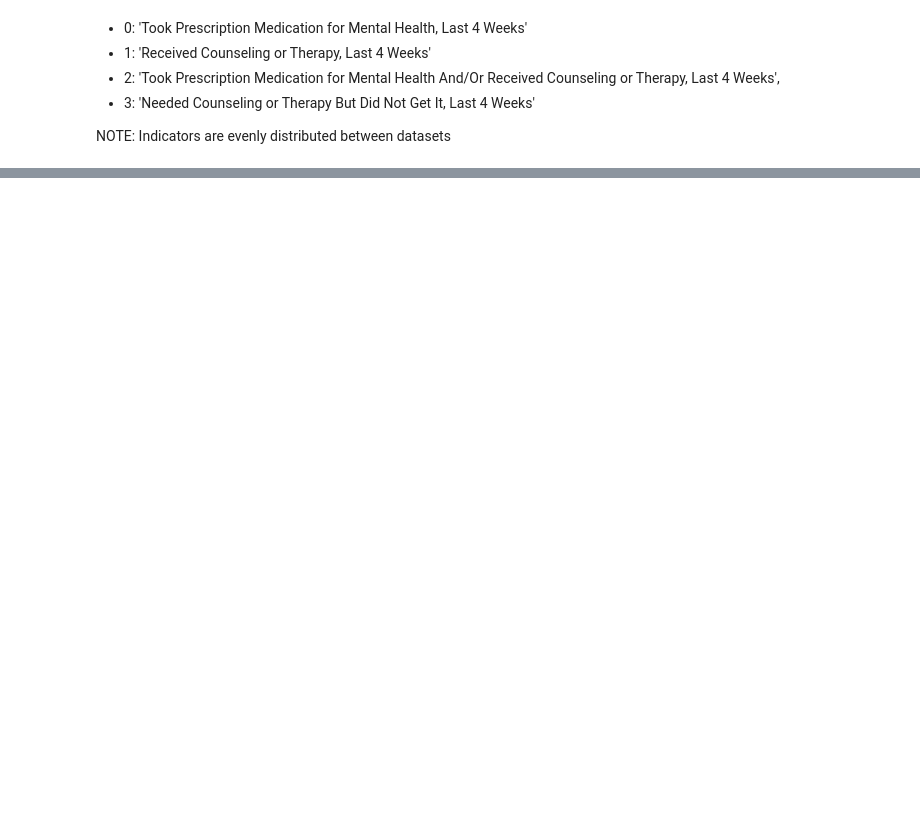
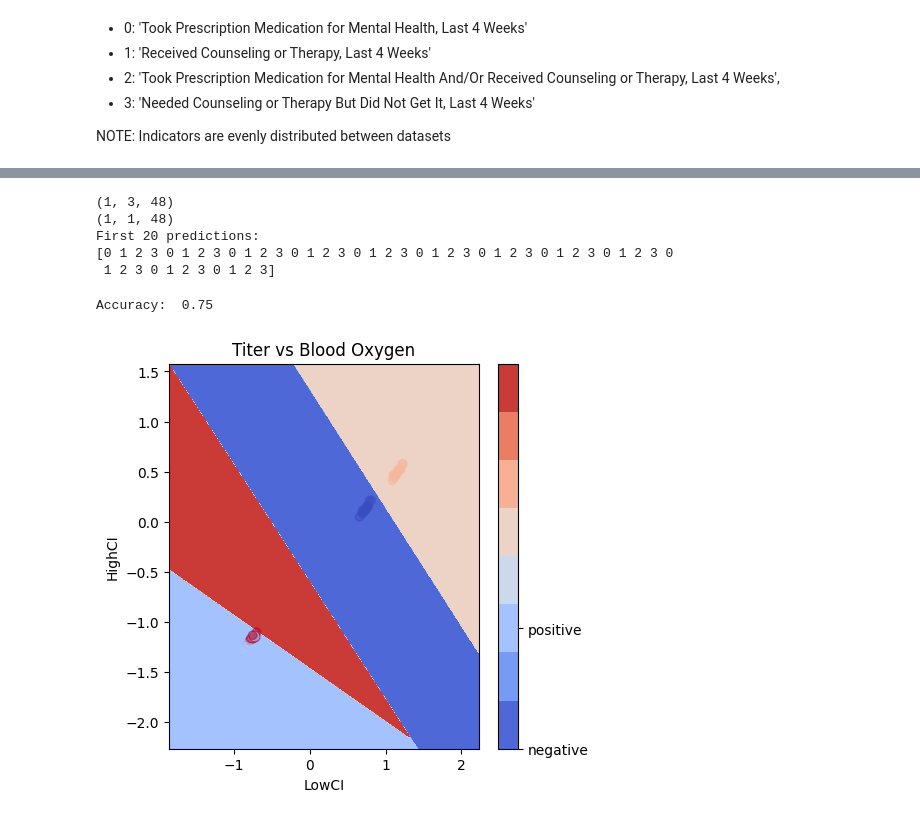
Before and after one commit to natedolor/Mental_Health_HO, a Jupyter notebook: mental_health.ipynb, the cells around one changed output, grey strips where cells are left out. Drawn from its saved outputs; the diff is of its cells as text; code cells hidden in the pictures; blank space fills up the shorter version.

Commit message:
created classifiers

```diff
--- a/mental_health.ipynb
+++ b/mental_health.ipynb
@@ -385,0 +672,71 @@ by_hs.plot(kind = 'scatter', x = 'Value', y = 'Indicator', title = "High school
+# %%
+# Create a classifier instance.
+classifier = sklearn.linear_model.LogisticRegression()
+print(np.array([[all_datasets['By Sexual orientation Subgroup_Straight'].Value, all_datasets['By Sexual orientation Subgroup_Straight'].LowCI, all_datasets['By Sexual orientation Subgroup_Straight'].HighCI]]).shape)
+print(np.array([[all_datasets['By Sexual orientation Subgroup_Straight']['Indicator'].values.tolist()]]).shape)
+# Train/fit the classifier.
+classifier.fit(all_datasets['By Sexual orientation Subgroup_Straight'][['Indicator', 'Value', 'HighCI', 'LowCI']].to_numpy(), all_datasets['By Sexual orientation Subgroup_Straight']['Indicator'].to_numpy())
+
+# Look at the first 20 predictions.
+
+print("First 20 predictions:")
+print(classifier.predict(all_datasets['By Sexual orientation Subgroup_Straight']))
+
+# Get a score for the classifier (for classifiers, this score is accuracy).
+#print("Classifier's score:", classifier.score(all_datasets['By Sexual orientation Subgroup_Straight'], ['Value', 'LowCI', 'HighCI']))
+# %% [output]
+(1, 3, 48)
+(1, 1, 48)
+First 20 predictions:
+[0 1 2 3 0 1 2 3 0 1 2 3 0 1 2 3 0 1 2 3 0 1 2 3 0 1 2 3 0 1 2 3 0 1 2 3 0
+ 1 2 3 0 1 2 3 0 1 2 3]
+# %%
+import matplotlib.pyplot
+import sklearn.inspection
+
+FIGURE_SIZE = 5
+FIGURE_RESOLUTION = 500
+FIGURE_COLORMAP = 'coolwarm'
+
+def visualize_decision_boundary(classifier, features, labels, title = None):
+    """
+    Visualize the decision boundary of a trained binary classifier
+    using the FIRST TWO columns of the passed in features.
+    """
+
+    figure, axis = matplotlib.pyplot.subplots(1, 1, figsize = (FIGURE_SIZE, FIGURE_SIZE))
+    axis.set_title(title)
+
+    # Draw the decision boundary.
+    decision_boundary = sklearn.inspection.DecisionBoundaryDisplay.from_estimator(
+        classifier, features,
+        response_method = "predict", ax = axis,
+        xlabel = features.columns[0], ylabel = features.columns[1],
+        cmap = FIGURE_COLORMAP, grid_resolution = FIGURE_RESOLUTION
+    )
+
+    # Also display the data points.
+    axis.scatter(
+        features[features.columns[0]], features[features.columns[1]],
+        c = labels, cmap = FIGURE_COLORMAP, alpha = 0.5,
+    )
+
+    # Add a legend for the colors.
+    colorbar = figure.colorbar(decision_boundary.surface_, ax = axis, ticks = [0, 1])
+    colorbar.ax.set_yticklabels(["negative", "positive"])
+
+    return axis
+
+# Make a classifier we want to use.
+classifier = sklearn.linear_model.LogisticRegression()
+
+# Pick the two features we want to see.
+two_features = all_datasets['By Sexual orientation Subgroup_Straight'][['LowCI', 'HighCI']]
+
+classifier.fit(two_features, all_datasets['By Sexual orientation Subgroup_Straight']['Indicator'])
+visualize_decision_boundary(classifier, two_features, all_datasets['By Sexual orientation Subgroup_Straight']['Indicator'], "Titer vs Blood Oxygen")
+
+print("Accuracy: ", classifier.score(two_features, all_datasets['By Sexual orientation Subgroup_Straight']['Indicator']))
+# %% [output]
+Accuracy:  0.75
+[figure, added]
```
Also changed, not shown: parts of 16 cells of this notebook.
